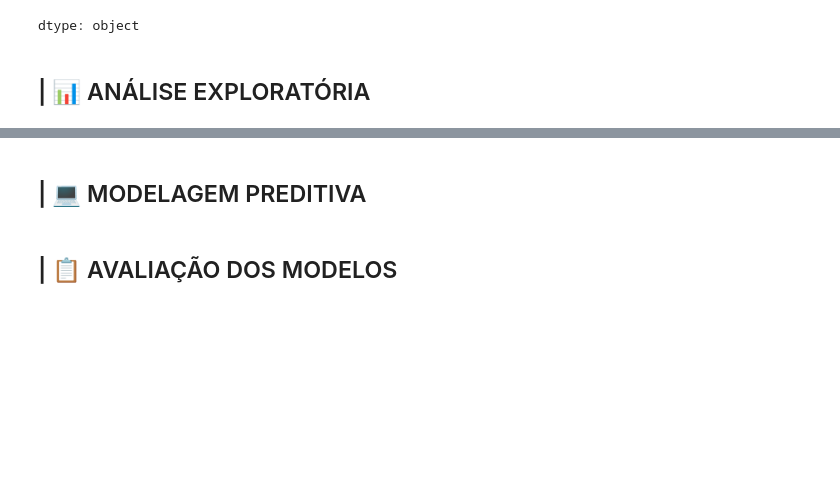
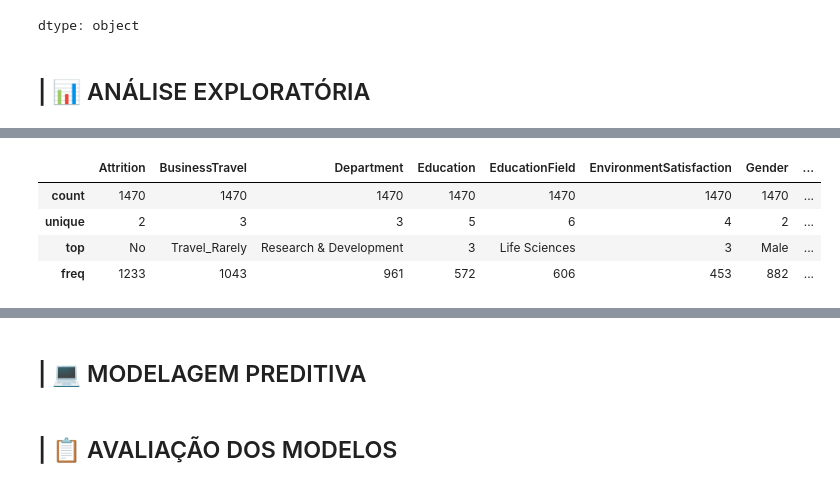
Before and after one commit to polydiaguiar/turnover-prediction-final-project, a Jupyter notebook: turnover_prediction_final_project.ipynb, the cells around one changed output, grey strips where cells are left out. Drawn from its saved outputs; the diff is of its cells as text; code cells hidden in the pictures; blank space fills up the shorter version.

```diff
--- a/turnover_prediction_final_project.ipynb
+++ b/turnover_prediction_final_project.ipynb
@@ -241,0 +322,9 @@ dtype: object
+# %%
+# Imprime dados das frequências das variáveis categóricas
+df_tratado.describe(include=['category'])
+# %% [output]
+|  | Attrition | BusinessTravel | Department | Education | EducationField | EnvironmentSatisfaction | Gender | ... |
+| count | 1470 | 1470 | 1470 | 1470 | 1470 | 1470 | 1470 | ... |
+| unique | 2 | 3 | 3 | 5 | 6 | 4 | 2 | ... |
+| top | No | Travel_Rarely | Research & Development | 3 | Life Sciences | 3 | Male | ... |
+| freq | 1233 | 1043 | 961 | 572 | 606 | 453 | 882 | ... |
```
Also changed, not shown: parts of 48 cells of this notebook.
